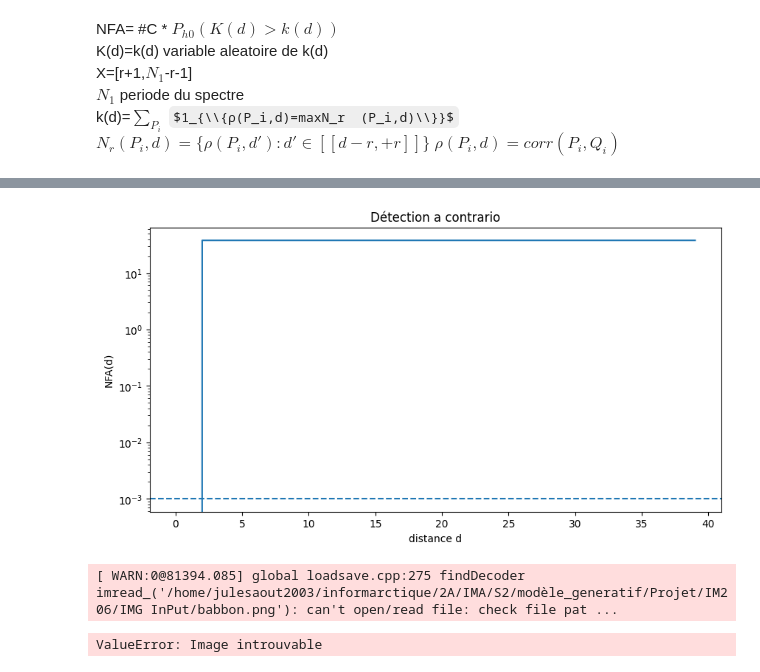
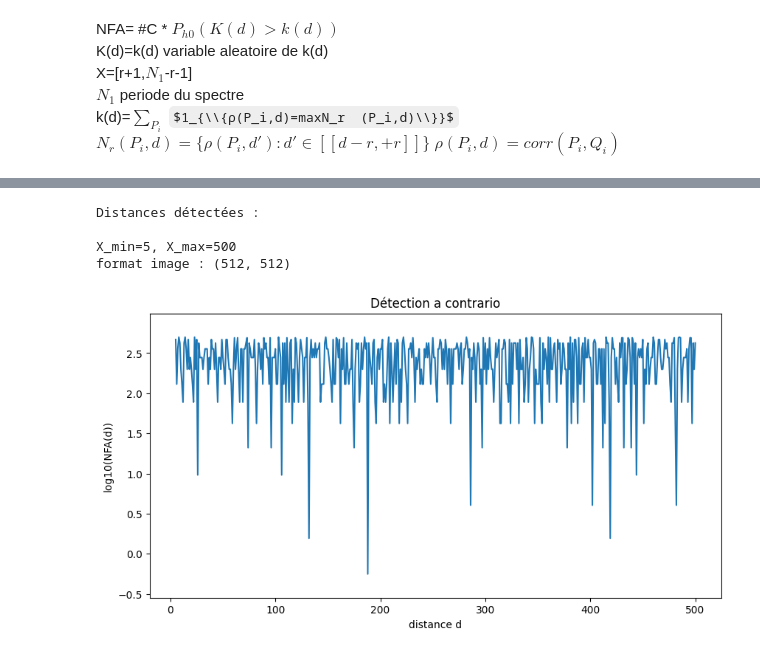
Before and after one commit to Bonbia/IM206, a Jupyter notebook: nfa.ipynb, the cells around one changed output, grey strips where cells are left out. Cells and saved outputs as stored; diff of their text form; code cells hidden in the pictures; some formulas as TeX source.

```diff
--- a/nfa.ipynb
+++ b/nfa.ipynb
@@ -40,7 +15,0 @@ C= X_max - X_min
-# %%
-def correlation(Pi,Qi):
-    Pi_mean = np.mean(Pi)
-    Qi_mean = np.mean(Qi)
-    num = np.sum((Pi - Pi_mean) * (Qi - Qi_mean))
-    den = np.sqrt(np.sum((Pi - Pi_mean) ** 2) * np.sum((Qi - Qi_mean) ** 2)) + EPSILON
-    return num / den
@@ -104,13 +15,0 @@ for d in range(X_min, X_max):
-# %%
-print("\nDistances détectées :\n")
-print(NFA[X_min:X_max])
-
-for d in range(X_min, X_max):
-
-    if NFA[d] < EPSILON:
-
-        print(
-            f"d={d:3d} | "
-            f"k(d)={k[d]:8.0f} | "
-            f"NFA={NFA[d]:.3e}"
-        )
@@ -123,24 +16,3 @@ Distances détectées :
-# %%
-plt.figure(figsize=(10,5))
-
-plt.plot(NFA)
-
-plt.yscale("log")
-
-plt.axhline(
-    EPSILON,
-    linestyle="--"
-)
-
-plt.xlabel("distance d")
-
-plt.ylabel("NFA(d)")
-
-plt.title("Détection a contrario")
-
-plt.show()
-# %% [output]
-[figure, removed]
 # %%
 def ranktransform(x):
     """
@@ -170,17 +42,20 @@ import matplotlib.pyplot as plt
 from scipy.stats import binom
 
 PATCH_SIZE = 8
-R = 1
+R = 4
 DMAX = 500
-EPSILON = 10
+EPSILON = 0.01
 step = PATCH_SIZE
 
 img = cv2.imread("/home/julesaout2003/informarctique/2A/IMA/S2/modèle_generatif/Projet/IM206/IMG_InPut/babbon.png", cv2.IMREAD_GRAYSCALE)
 if img is None:
     raise ValueError("Image introuvable")
+
+
+
 h, w = img.shape
-img = cv2.resize(img, (int(w*1.3), int(h*1.3)), interpolation=cv2.INTER_CUBIC)
-img = cv2.resize(img, (w, h), interpolation=cv2.INTER_CUBIC)
+img = cv2.resize(img, (int(w*1.3), int(h*1.3)), interpolation=cv2.INTER_NEAREST)
+#img = cv2.resize(img, (w, h), interpolation=cv2.INTER_NEAREST)
 img = img.astype(np.float32)
 img = ranktransform(img)
 F = np.fft.fft2(img)
@@ -221,40 +96,48 @@ for y in range(0, patches_y_max, step):
             is_max = int(rho[i] == np.max(Nr))
             all_is_max.append(is_max)
             k[d] += is_max
+
+p = np.mean(all_is_max)
 """
-p = np.mean(all_is_max)
 print(f"nb_patch = {nb_patch}")
 print(f"C = {C}")
 print(f"p empirique = {p:.4f}  (théorique = {1/(2*R+1):.4f})")
 print(f"k max = {np.max(k[X_min:X_max+1]):.0f}")
 print(f"k mean = {np.mean(k[X_min:X_max+1]):.2f}")
-print(f"E[k] sous H0 = {nb_patch * p:.2f}")
-"""
+print(f"E[k] sous H0 = {nb_patch * p:.2f}")"""
+
 NFA = np.zeros(X_max + 1)
 for d in range(X_min, X_max + 1):
     proba = binom.sf(int(k[d]) - 1, nb_patch, p)
     NFA[d] = C * proba
 """for d in range(X_min, X_max+1):
     print(f"d={d:3d} | k={k[d]:.0f} | E[k]={nb_patch*p:.1f} | diff={k[d]-nb_patch*p:+.1f}")
 print(f"NFA min = {np.min(NFA[X_min:X_max+1]):.3e}")"""
 print("\nDistances détectées :\n")
 for d in range(X_min, X_max + 1):
     if NFA[d] < EPSILON:
         print(f"d={d:3d} | k(d)={k[d]:8.0f} | NFA={NFA[d]:.3e}")
 print(f"X_min={X_min}, X_max={X_max}")
 print(f"format image : {img.shape}")
-"""
-plt.imshow(np.log(1 + np.abs(F)), cmap='gray')
+
+"""plt.imshow(np.log(1 + np.abs(F)), cmap='gray')
 plt.colorbar()
 plt.title("Spectre log")
 plt.show()"""
+data = np.log10(NFA[X_min:X_max + 1])
+y_min, y_max = data.min(), data.max()
+margin = (y_max - y_min) * 0.1
+
 plt.figure(figsize=(10, 5))
-plt.plot(range(X_min, X_max + 1), np.log10(NFA[X_min:X_max + 1]))
-plt.ylim(0,3)
+plt.plot(range(X_min, X_max + 1), data)
+plt.ylim(y_min - margin, y_max + margin)
 plt.xlabel("distance d")
 plt.ylabel("log10(NFA(d))")
 plt.title("Détection a contrario")
 plt.show()
 # %% [output]
-[ WARN:0@81394.085] global loadsave.cpp:275 findDecoder imread_('/home/julesaout2003/informarctique/2A/IMA/S2/modèle_generatif/Projet/IM206/IMG InPut/babbon.png'): can't open/read file: check file pat ...
+Distances détectées :
+
+X_min=5, X_max=500
+format image : (512, 512)
-ValueError: Image introuvable
+[figure, added]
```
Also changed, not shown: parts of 9 cells of this notebook, 8 other files.
